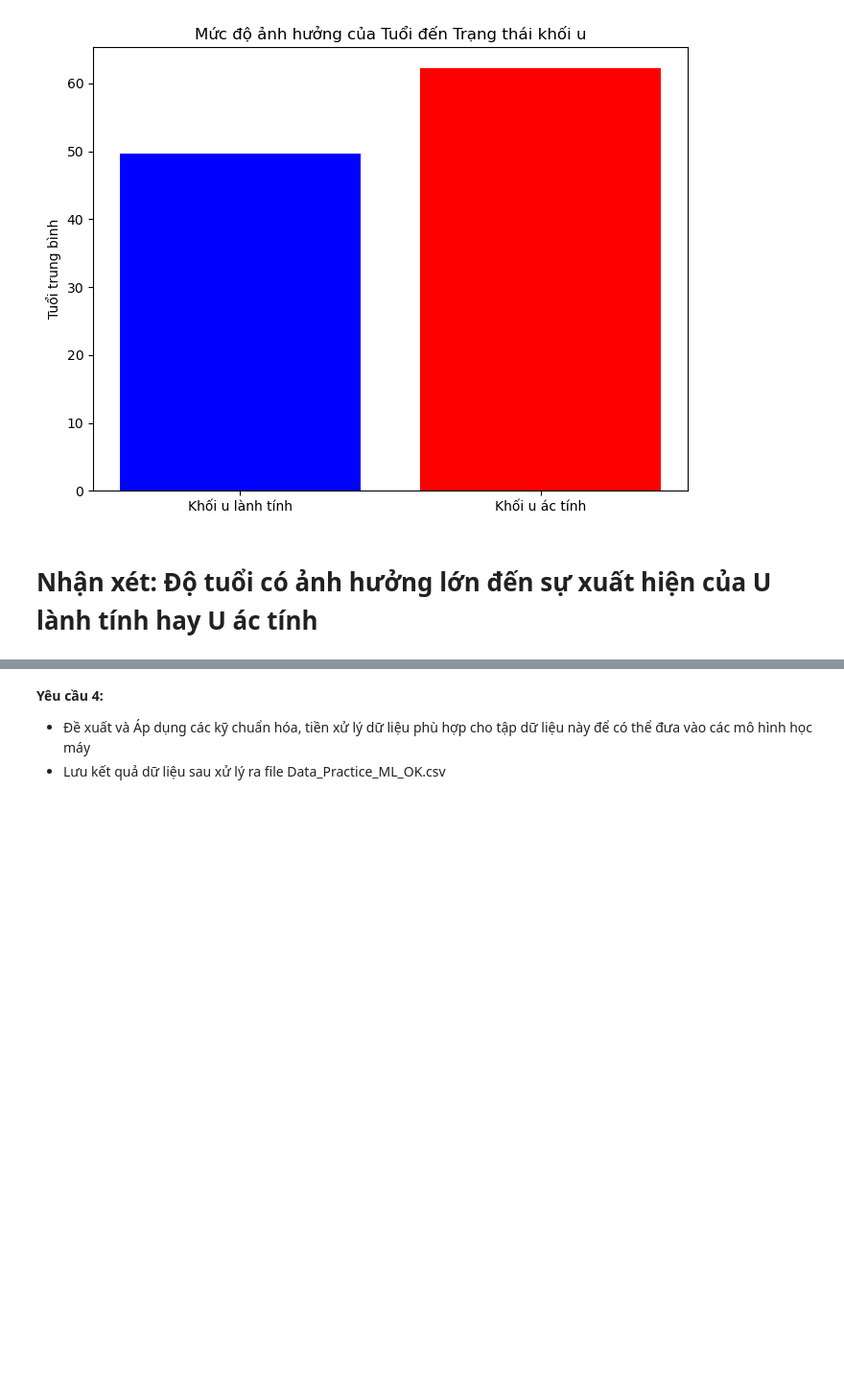
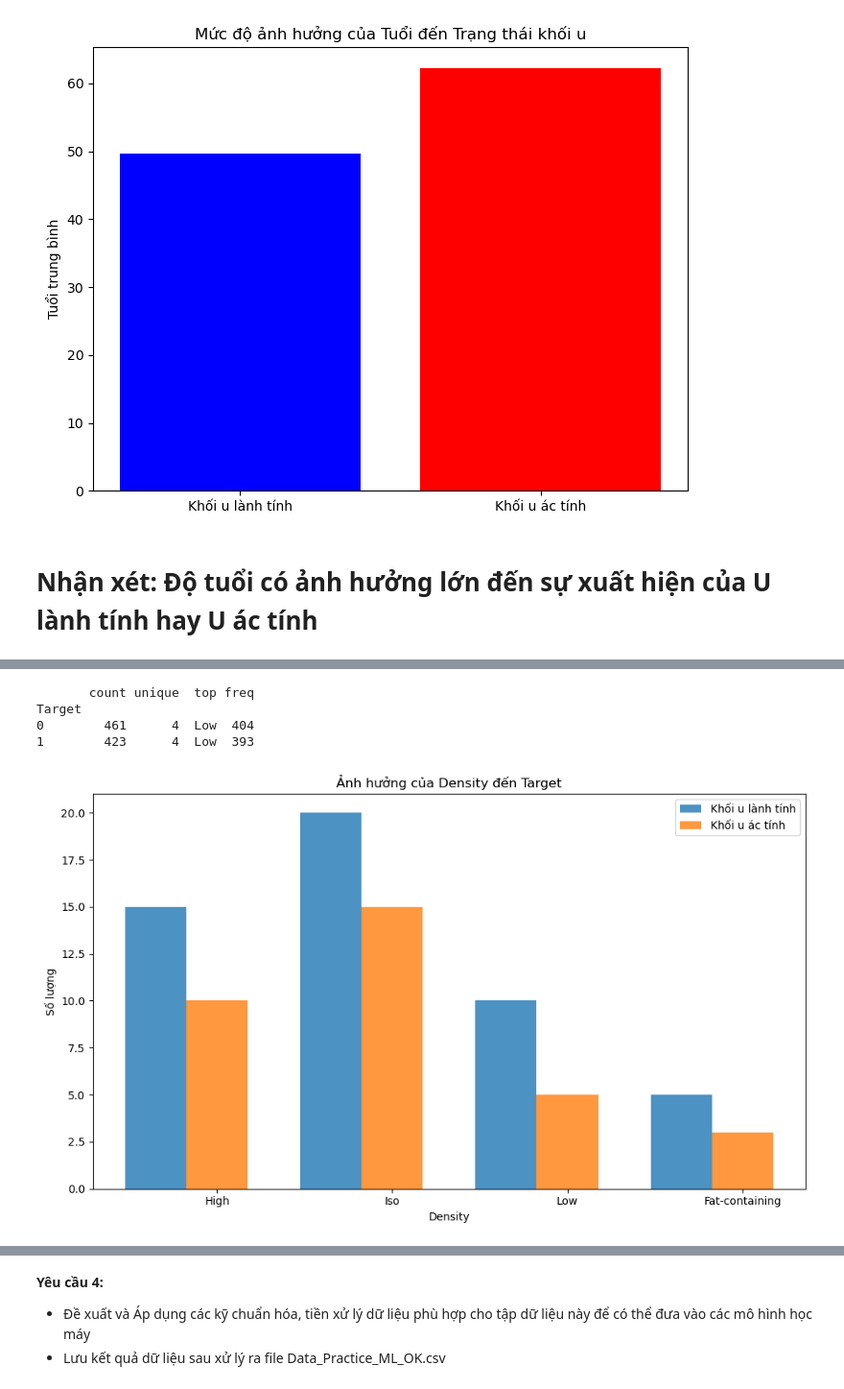
Before and after one commit to TuanPham0610/abc, a Jupyter notebook: Phan_2-20240226T063351Z-001/Phan_2/05_2121050107_Phạm Anh Tuấn_BaiTap.ipynb, the cells around one changed output, grey strips where cells are left out. Shown: that part at 96% size. Drawn from its saved outputs; the diff is of its cells as text; code cells hidden in the pictures; blank space fills up the shorter version.

```diff
--- a/Phan_2-20240226T063351Z-001/Phan_2/MaNhom_MaSV_HotenSV_BaiTap.ipynb
+++ b/Phan_2-20240226T063351Z-001/Phan_2/05_2121050107_Phạm Anh Tuấn_BaiTap.ipynb
@@ -348,0 +381,36 @@ Target
+# %%
+#Density: Thuộc tính cho biết mật độ của khối u, bao gồm 4 giá trị: High, Iso, Low, Fat-containing
+density_target = df_practice.groupby('Target')['Density'].describe()
+
+print(density_target)
+
+
+# Tạo dữ liệu
+density_values = ['High', 'Iso', 'Low', 'Fat-containing']  # Các giá trị của Density
+target_labels = ['Khối u lành tính', 'Khối u ác tính']  # Nhãn của các nhóm Target
+density_counts = [[15, 20, 10, 5], [10, 15, 5, 3]]  # Số lượng của mỗi giá trị Density cho mỗi nhóm Target
+
+# Vẽ biểu đồ
+fig, ax = plt.subplots(figsize=(10, 6))
+
+# Vẽ cột cho mỗi giá trị Density trong từng nhóm Target
+bar_width = 0.35
+opacity = 0.8
+index = range(len(density_values))
+
+for i, target_count in enumerate(density_counts):
+    plt.bar([x + i * bar_width for x in index], target_count, bar_width, alpha=opacity, label=target_labels[i])
+
+plt.xlabel('Density')
+plt.ylabel('Số lượng')
+plt.title('Ảnh hưởng của Density đến Target')
+plt.xticks([x + bar_width for x in index], density_values)
+plt.legend()
+plt.tight_layout()
+plt.show()
+# %% [output]
+       count unique  top freq
+Target
+0        461      4  Low  404
+1        423      4  Low  393
+[figure, added]
```
Also changed, not shown: parts of 9 cells of this notebook, 7 other files.
